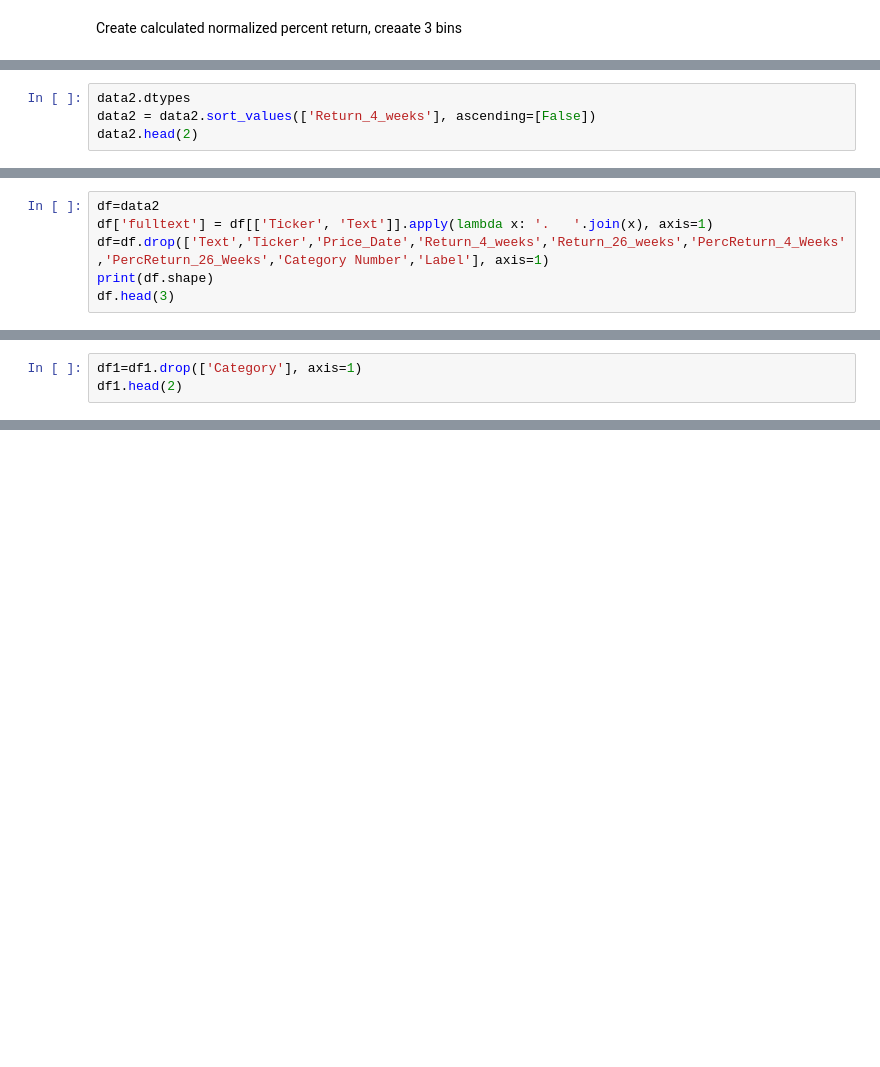
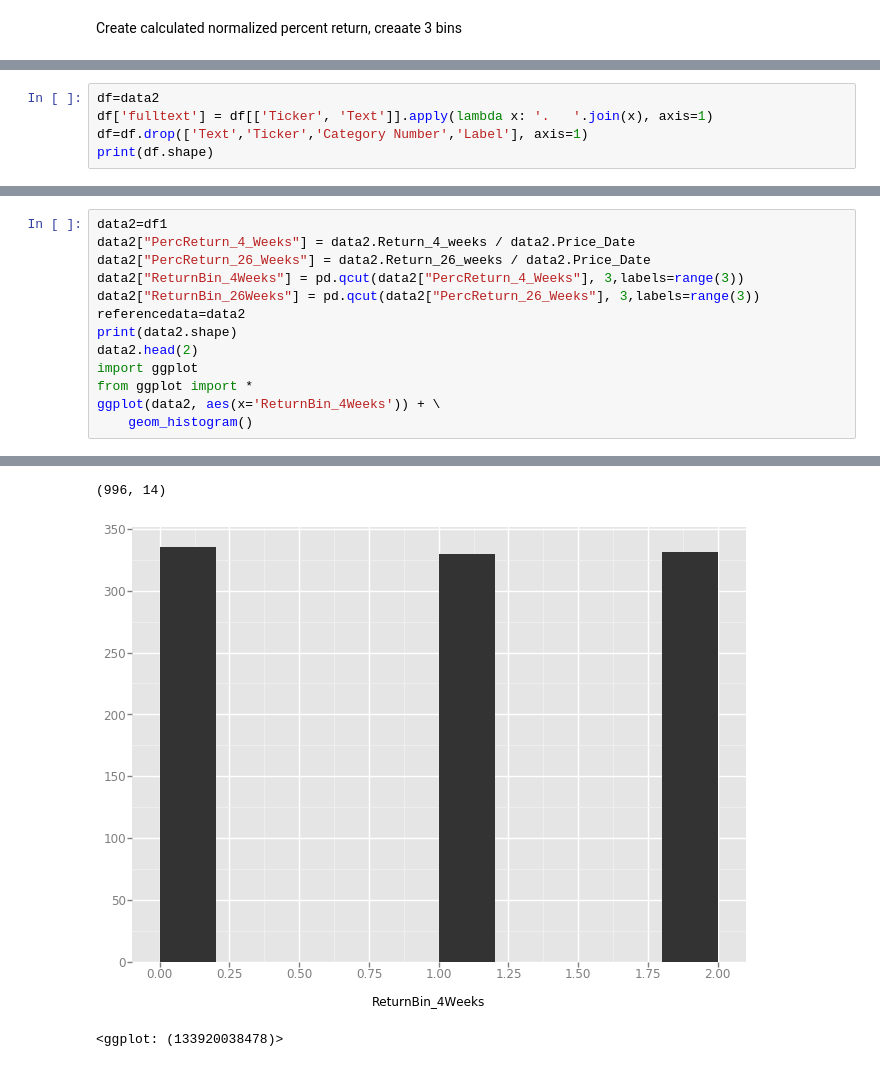
Before and after one commit to SingingData/StockPerformanceClassification, a Jupyter notebook: JupyterNotebooks/Next+Agenda+Text+Pre-Processing+-+Filter+Dataset+and+Apply+Labels.ipynb, the cells around one changed output, grey strips where cells are left out. Cells and saved outputs as stored; diff of their text form; blank space fills up the shorter version.

```diff
--- a/JupyterNotebooks/Next+Agenda+Text+Pre-Processing+-+Filter+Dataset+and+Apply+Labels.ipynb
+++ b/JupyterNotebooks/Next+Agenda+Text+Pre-Processing+-+Filter+Dataset+and+Apply+Labels.ipynb
@@ -99,4 +89,0 @@ data2.head(2)
-# %%
-data2.dtypes
-data2 = data2.sort_values(['Return_4_weeks'], ascending=[False])
-data2.head(2)
@@ -107,7 +90,6 @@ data2.head(2)
 # %%
 df=data2
 df['fulltext'] = df[['Ticker', 'Text']].apply(lambda x: '.   '.join(x), axis=1)
-df=df.drop(['Text','Ticker','Price_Date','Return_4_weeks','Return_26_weeks','PercReturn_4_Weeks','PercReturn_26_Weeks','Category Number','Label'], axis=1)
+df=df.drop(['Text','Ticker','Category Number','Label'], axis=1)
 print(df.shape)
-df.head(3)
 # %% [output]
@@ -158,3 +139,0 @@ Name: Category, dtype: int64
-# %%
-df1=df1.drop(['Category'], axis=1)
-df1.head(2)
@@ -164,0 +140,14 @@ df1.head(2)
+# %%
+data2=df1
+data2["PercReturn_4_Weeks"] = data2.Return_4_weeks / data2.Price_Date
+data2["PercReturn_26_Weeks"] = data2.Return_26_weeks / data2.Price_Date
+data2["ReturnBin_4Weeks"] = pd.qcut(data2["PercReturn_4_Weeks"], 3,labels=range(3))
+data2["ReturnBin_26Weeks"] = pd.qcut(data2["PercReturn_26_Weeks"], 3,labels=range(3))
+referencedata=data2
+print(data2.shape)
+data2.head(2)
+import ggplot
+from ggplot import *
+ggplot(data2, aes(x='ReturnBin_4Weeks')) + \
+    geom_histogram()
+# %% [output]
@@ -164,0 +174,3 @@ df1.head(2)
+(996, 14)
+[figure, added]
+<ggplot: (133920038478)>
```
Also changed, not shown: parts of 21 cells of this notebook, 1 other file.
